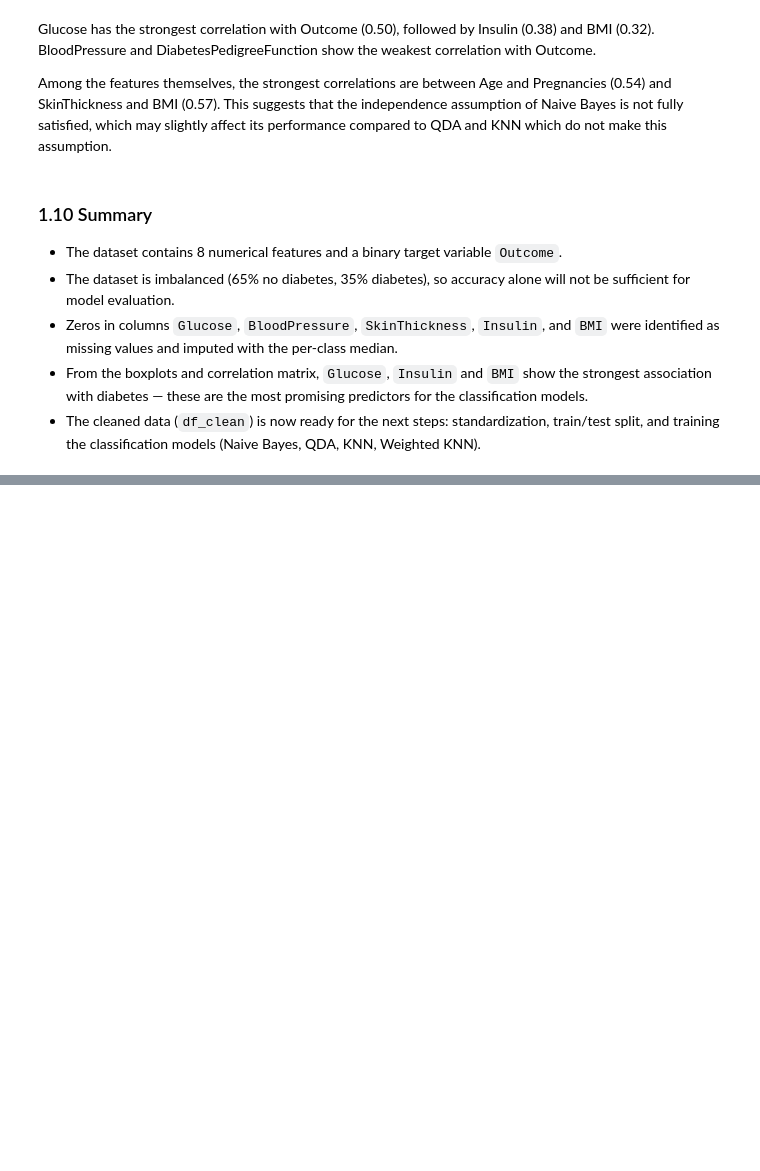
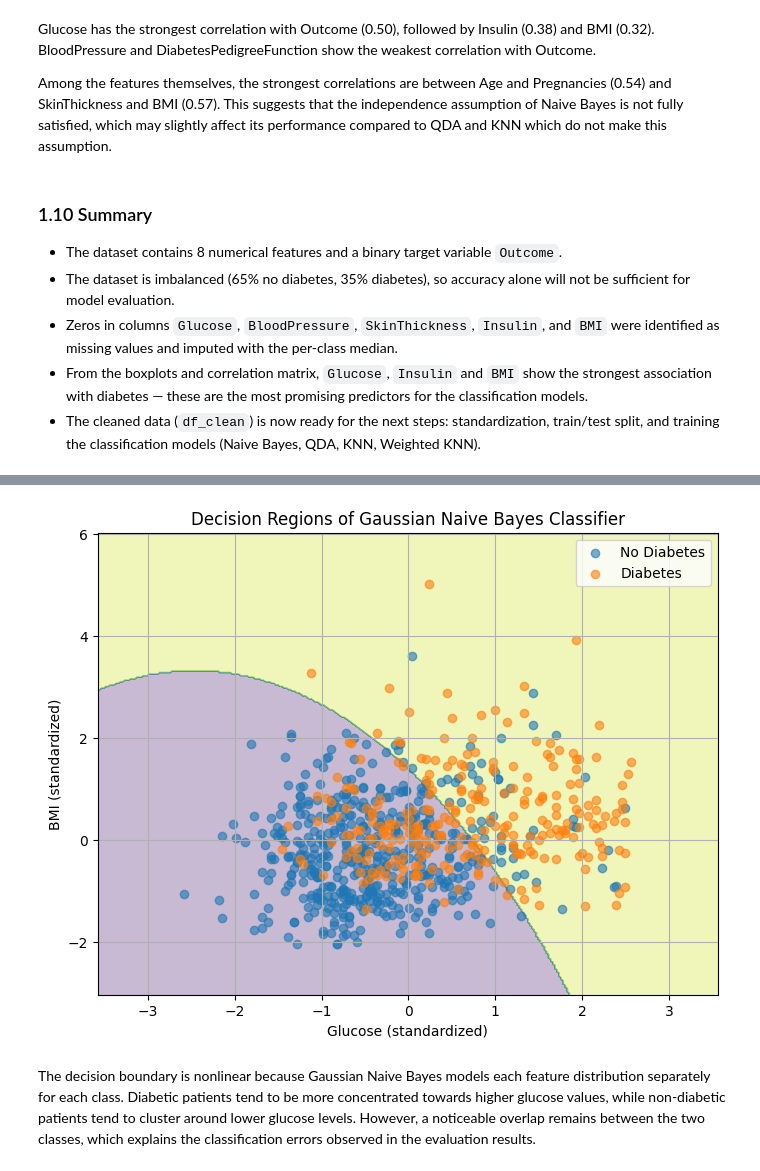
Before and after one commit to maksimovicd501-wq/Dijabetes, a Jupyter notebook: Diabetes.ipynb, the cells around one changed output, grey strips where cells are left out. Saved outputs shown, nothing was run; the diff lists cells and outputs as text; code cells hidden in the pictures; blank space fills up the shorter version.

```diff
--- a/Diabetes.ipynb
+++ b/Diabetes.ipynb
@@ -299,0 +533,75 @@ QDA and KNN which do not make this assumption.
+# %%
+# Decision regions for Gaussian Naive Bayes using two selected features
+
+feature1 = "Glucose"
+feature2 = "BMI"
+
+X_2d = df_clean[[feature1, feature2]].values
+y_2d = df_clean["Outcome"].values
+
+# Manual train-test split for 2D data
+np.random.seed(42)
+indices = np.arange(len(X_2d))
+np.random.shuffle(indices)
+
+test_size = int(0.2 * len(X_2d))
+
+test_indices = indices[:test_size]
+train_indices = indices[test_size:]
+
+X_train_2d = X_2d[train_indices]
+y_train_2d = y_2d[train_indices]
+
+# Manual standardization
+mean_2d = X_train_2d.mean(axis=0)
+std_2d = X_train_2d.std(axis=0)
+
+X_train_2d_scaled = (X_train_2d - mean_2d) / std_2d
+X_2d_scaled = (X_2d - mean_2d) / std_2d
+
+# Train Naive Bayes on two features
+params_nb_2d = fit_gaussian_naive_bayes(X_train_2d_scaled, y_train_2d)
+
+# Create grid
+x_min, x_max = X_2d_scaled[:, 0].min() - 1, X_2d_scaled[:, 0].max() + 1
+y_min, y_max = X_2d_scaled[:, 1].min() - 1, X_2d_scaled[:, 1].max() + 1
+
+xx, yy = np.meshgrid(
+    np.linspace(x_min, x_max, 300),
+    np.linspace(y_min, y_max, 300)
+)
+
+grid_points = np.c_[xx.ravel(), yy.ravel()]
+
+Z = predict_gaussian_naive_bayes(grid_points, params_nb_2d)
+Z = Z.reshape(xx.shape)
+
+# Plot decision regions
+plt.figure(figsize=(8, 6))
+
+plt.contourf(xx, yy, Z, alpha=0.3)
+
+plt.scatter(
+    X_2d_scaled[y_2d == 0, 0],
+    X_2d_scaled[y_2d == 0, 1],
+    label="No Diabetes",
+    alpha=0.6
+)
+
+plt.scatter(
+    X_2d_scaled[y_2d == 1, 0],
+    X_2d_scaled[y_2d == 1, 1],
+    label="Diabetes",
+    alpha=0.6
+)
+
+plt.xlabel("Glucose (standardized)")
+plt.ylabel("BMI (standardized)")
+plt.title("Decision Regions of Gaussian Naive Bayes Classifier")
+plt.legend()
+plt.grid(True)
+plt.show()
+# %% [output]
+[figure, added]
+# %% [markdown]
+The decision boundary is nonlinear because Gaussian Naive Bayes models each feature distribution separately for each class. Diabetic patients tend to be more concentrated towards higher glucose values, while non-diabetic patients tend to cluster around lower glucose levels. However, a noticeable overlap remains between the two classes, which explains the classification errors observed in the evaluation results.
```
Also changed, not shown: parts of 26 cells of this notebook.
